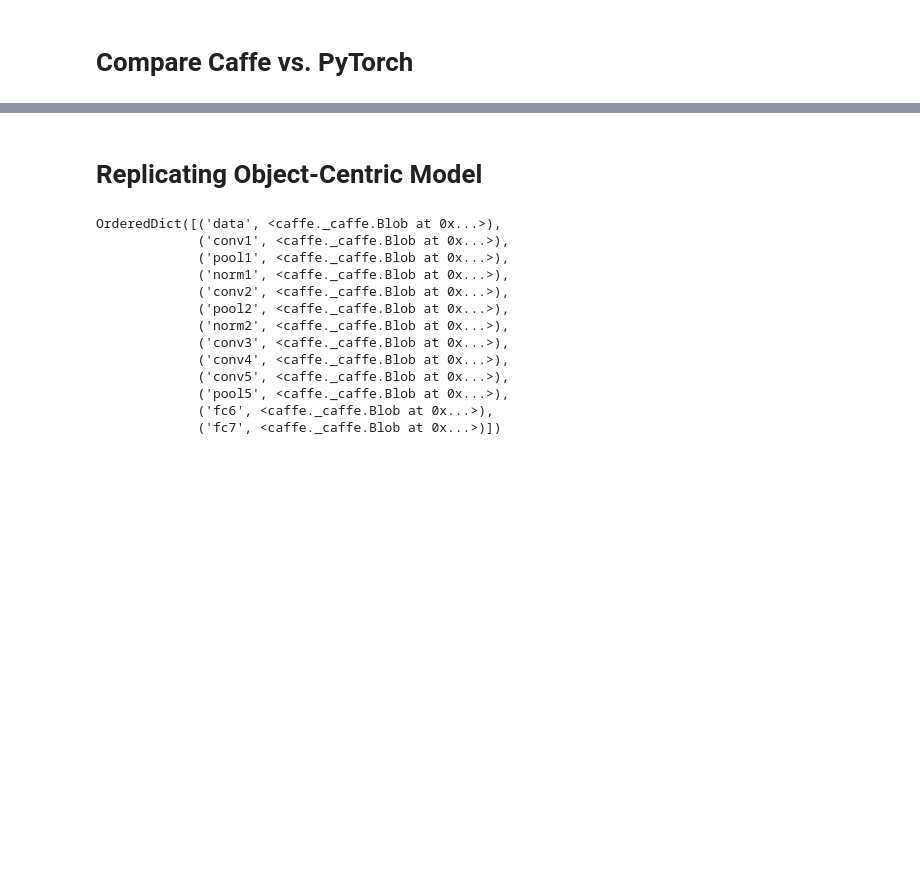
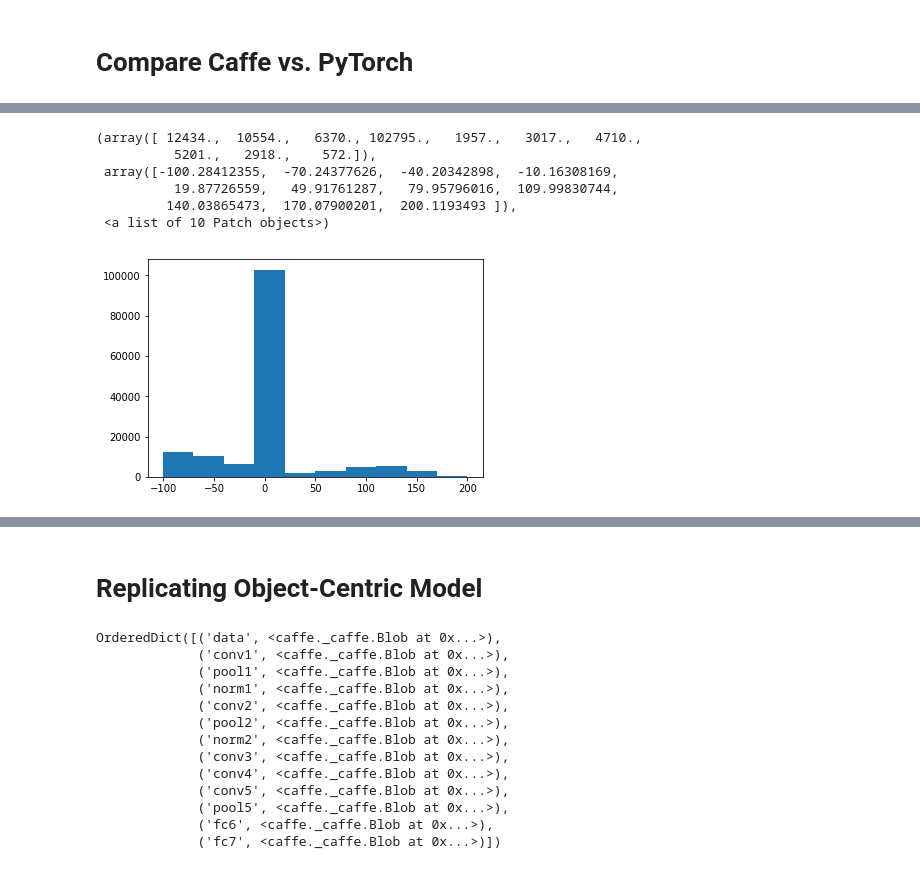
Before and after one commit to ruthcfong/pytorch_models, a Jupyter notebook: playground.ipynb, the cells around one changed output, grey strips where cells are left out. Saved outputs shown, nothing was run; the diff lists cells and outputs as text; code cells hidden in the pictures; blank space fills up the shorter version.

```diff
--- a/playground.ipynb
+++ b/playground.ipynb
@@ -24,0 +179,15 @@ y = torch_net(x)
+# %%
+import torch
+x = torch.randn(3, 224, 224)
+# %%
+x = x - x.mean(dim=[1,2]).unsqueeze(1).unsqueeze(2)
+# %%
+plt.hist(x.reshape(-1))
+# %% [output]
+(array([ 12434.,  10554.,   6370., 102795.,   1957.,   3017.,   4710.,
+          5201.,   2918.,    572.]),
+ array([-100.28412355,  -70.24377626,  -40.20342898,  -10.16308169,
+          19.87726559,   49.91761287,   79.95796016,  109.99830744,
+         140.03865473,  170.07900201,  200.1193493 ]),
+ <a list of 10 Patch objects>)
+[figure, added]
```
Also changed, not shown: parts of 14 cells of this notebook.
